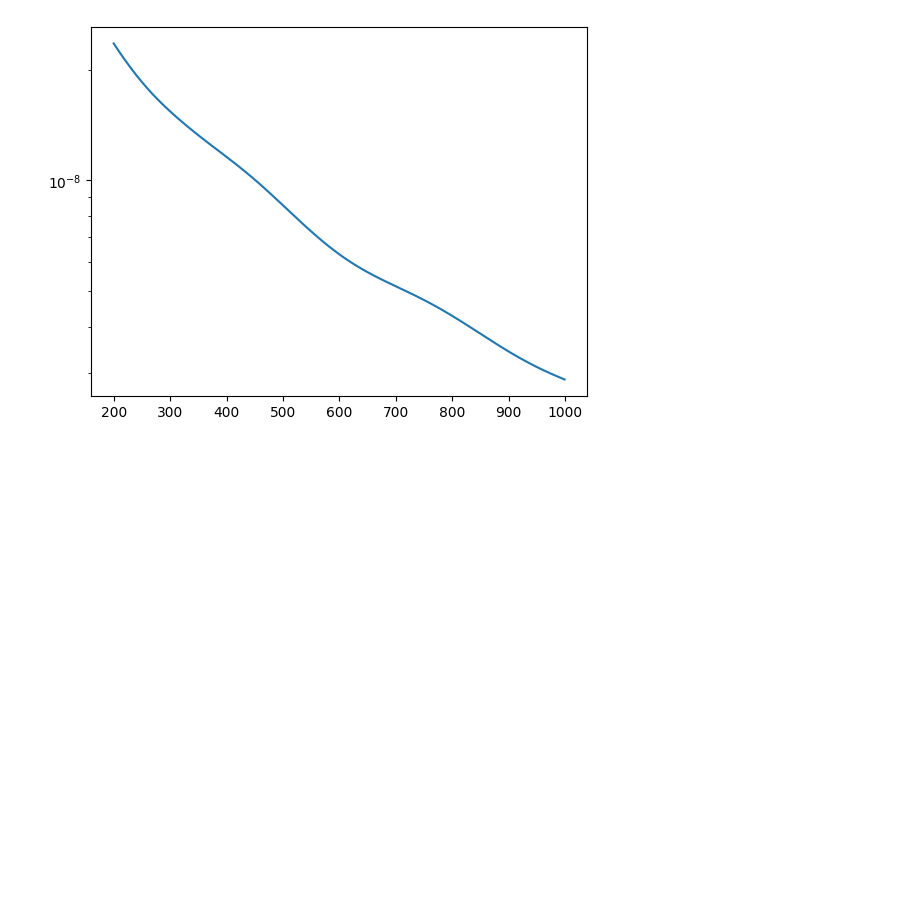
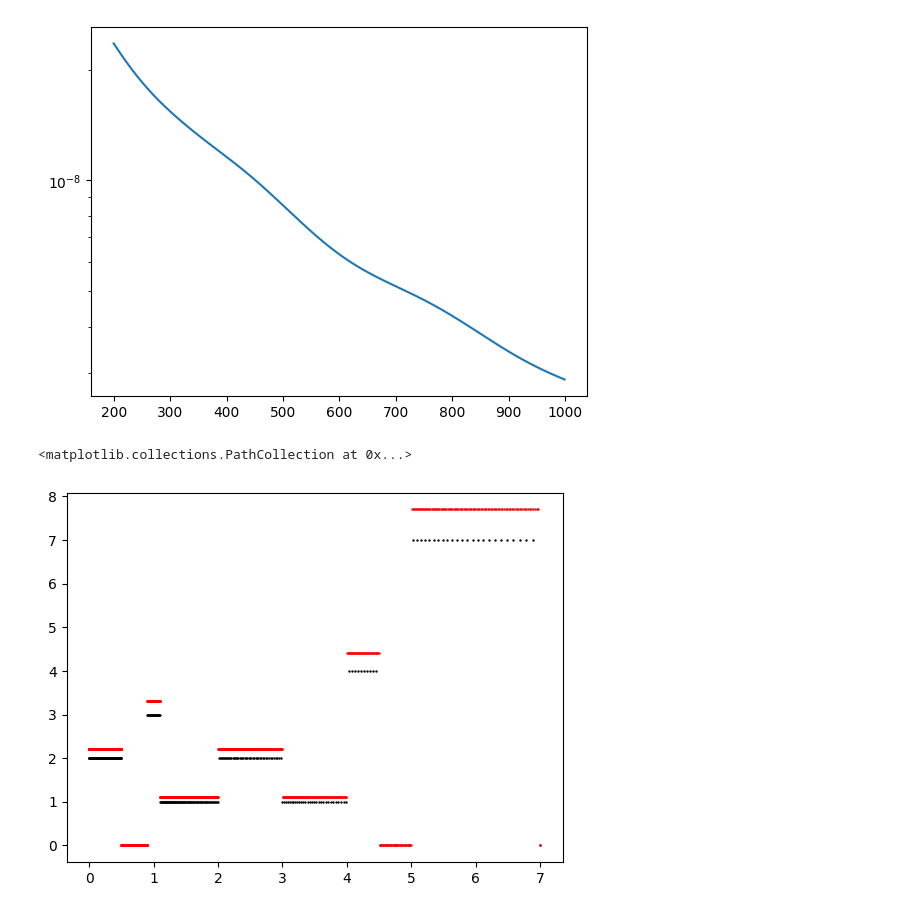
Before and after one commit to fpetri115/LBGforecast, a Jupyter notebook: test_histogram.ipynb, the cells around one changed output. Saved outputs shown, nothing was run; the diff lists cells and outputs as text; code cells hidden in the pictures; blank space fills up the shorter version.

```diff
--- a/test_histogram.ipynb
+++ b/test_histogram.ipynb
@@ -49,0 +53,8 @@ plt.yscale("log")
+# %%
+a_space = onp.linspace(z2a(7), 1, 512)
+a_space2 = onp.linspace(z2a(7), 1, 2048)
+plt.scatter(a2z(a_space), nz_hist.pz_fn(a2z(a_space)), s=0.5, color="k")
+plt.scatter(a2z(a_space2), nz_hist.pz_fn(a2z(a_space2))*1.1, s=0.5, color="r")
+# %% [output]
+<matplotlib.collections.PathCollection at 0x...>
+[figure, added]
```
Also changed, not shown: parts of 1 cell of this notebook, 2 other files.
